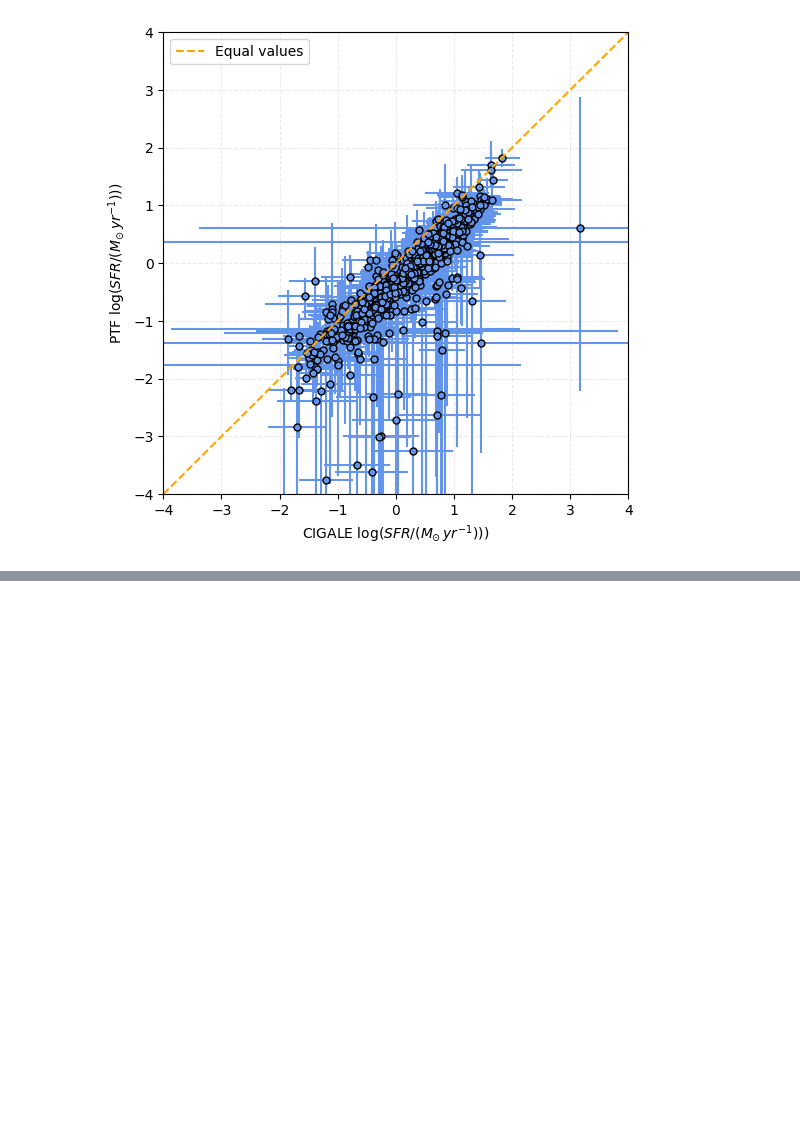
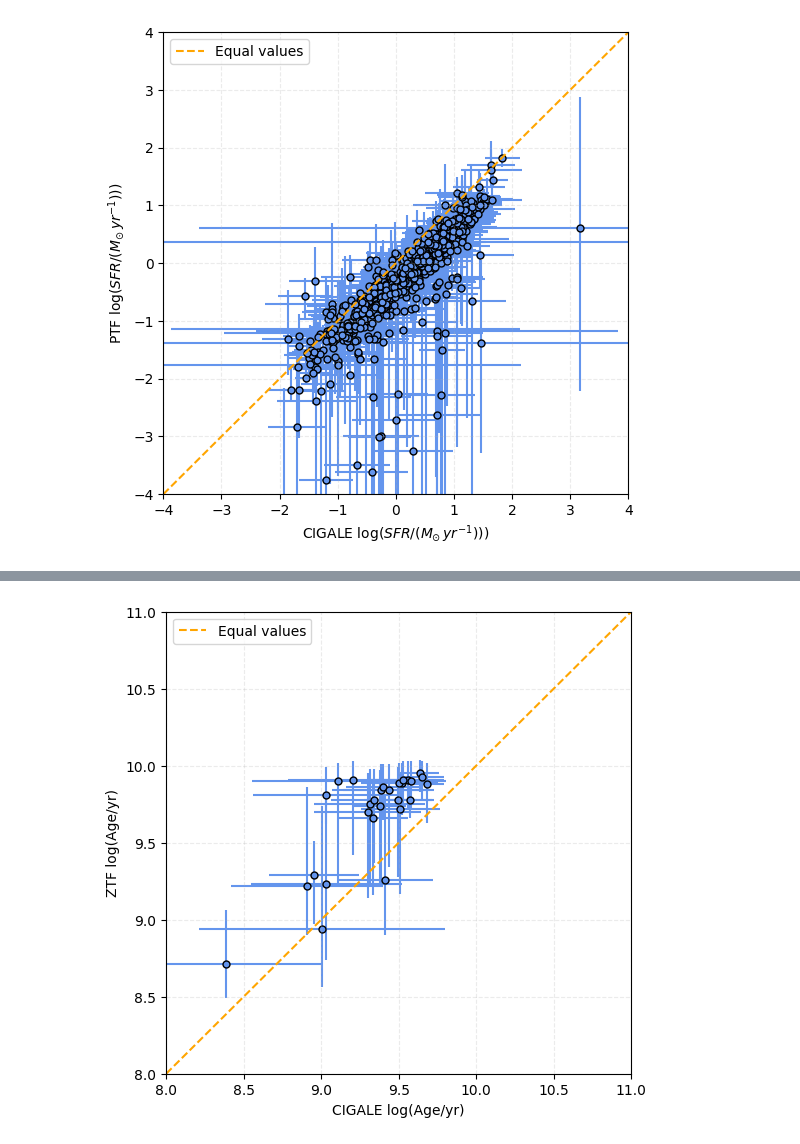
Before and after one commit to aswinsuresh24/sne_hosts, a Jupyter notebook: hosts.ipynb, the cells around one changed output, grey strips where cells are left out. Drawn from its saved outputs; the diff is of its cells as text; code cells hidden in the pictures; blank space fills up the shorter version.

```diff
--- a/hosts.ipynb
+++ b/hosts.ipynb
@@ -612,0 +653,11 @@ compare_results(cigale_out, cigale_err, ref_out, ref_err, r'log($SFR/(M_{\odot}\
+# %%
+cigale_out = np.log10(fbot_results['bayes.stellar.age_m_star']*1e6)
+cigale_err = fbot_results['bayes.stellar.age_m_star_err']/fbot_results['bayes.stellar.age_m_star']/np.log(10)
+
+ref_out = ztf_results['age']
+ref_err = np.array(ztf_results[['age_elow', 'age_eup']]).T
+ref_err[0] *= -1
+
+compare_results(cigale_out, cigale_err, ref_out, ref_err, r'log(Age/yr)', compare_x=[8, 11], ref='ZTF', savefig='age_comp_ztf.png', xlim=(8, 11), ylim=(8, 11))
+# %% [output]
+[figure, added]
```
Also changed, not shown: parts of 7 cells of this notebook.
